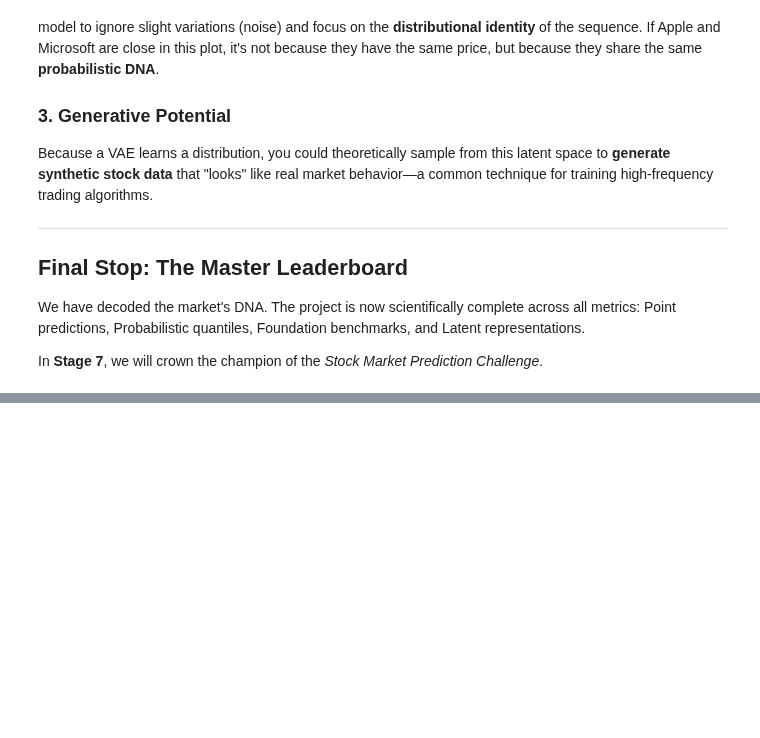
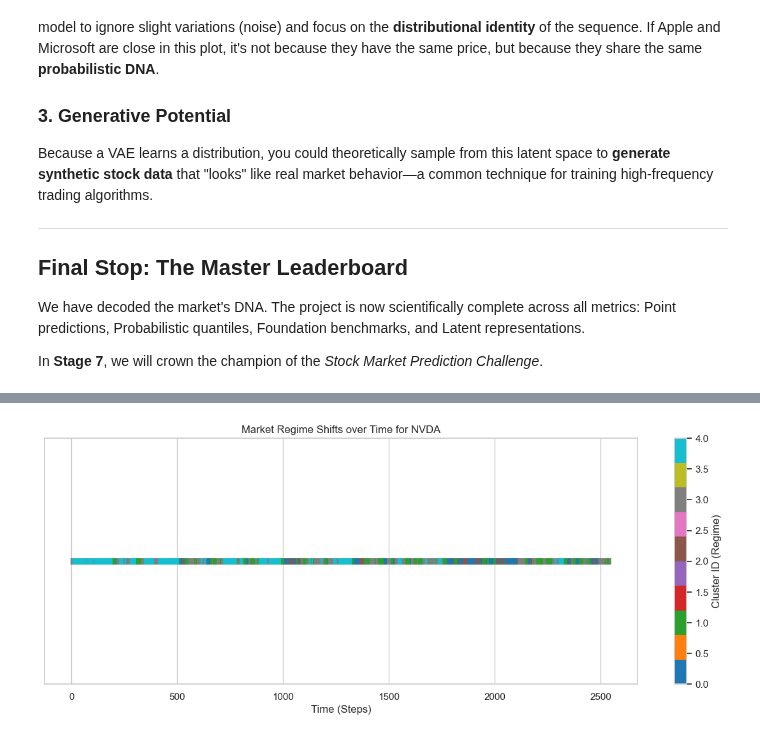
Before and after one commit to rfandan/Stock-market-prediction-using-ML-DL-and-foundation-models, a Jupyter notebook: notebook/Stage6.ipynb, the cells around one changed output, grey strips where cells are left out. Drawn from its saved outputs; the diff is of its cells as text; code cells hidden in the pictures; blank space fills up the shorter version.

```diff
--- a/notebook/Stage6.ipynb
+++ b/notebook/Stage6.ipynb
@@ -182,0 +308,17 @@ In **Stage 7**, we will crown the champion of the *Stock Market Prediction Chall
+# %%
+# 7. Visualize Regime Shifts for a specific ticker
+target_ticker = "NVDA"
+
+# Get indices for this ticker
+tk_indices = [i for i, t in enumerate(ticker_metadata) if t == target_ticker]
+tk_clusters = clusters[tk_indices]
+
+plt.figure(figsize=(15, 5))
+plt.scatter(range(len(tk_clusters)), [1]*len(tk_clusters), c=tk_clusters, cmap="tab10", s=50, marker='|')
+plt.title(f"Market Regime Shifts over Time for {target_ticker}")
+plt.xlabel("Time (Steps)")
+plt.yticks([])
+plt.colorbar(label="Cluster ID (Regime)")
+plt.show()
+# %% [output]
+[figure, added]
```
Also changed, not shown: parts of 9 cells of this notebook, 7 other files.
